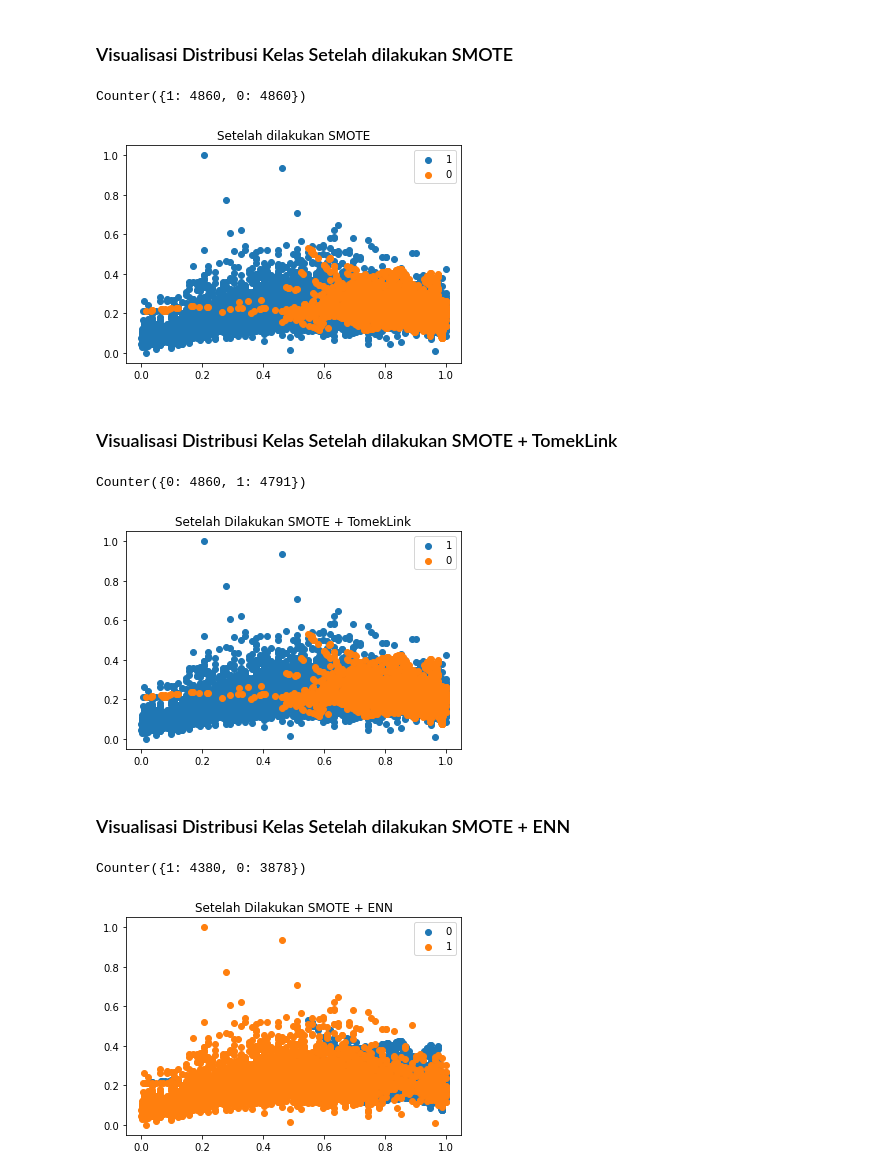
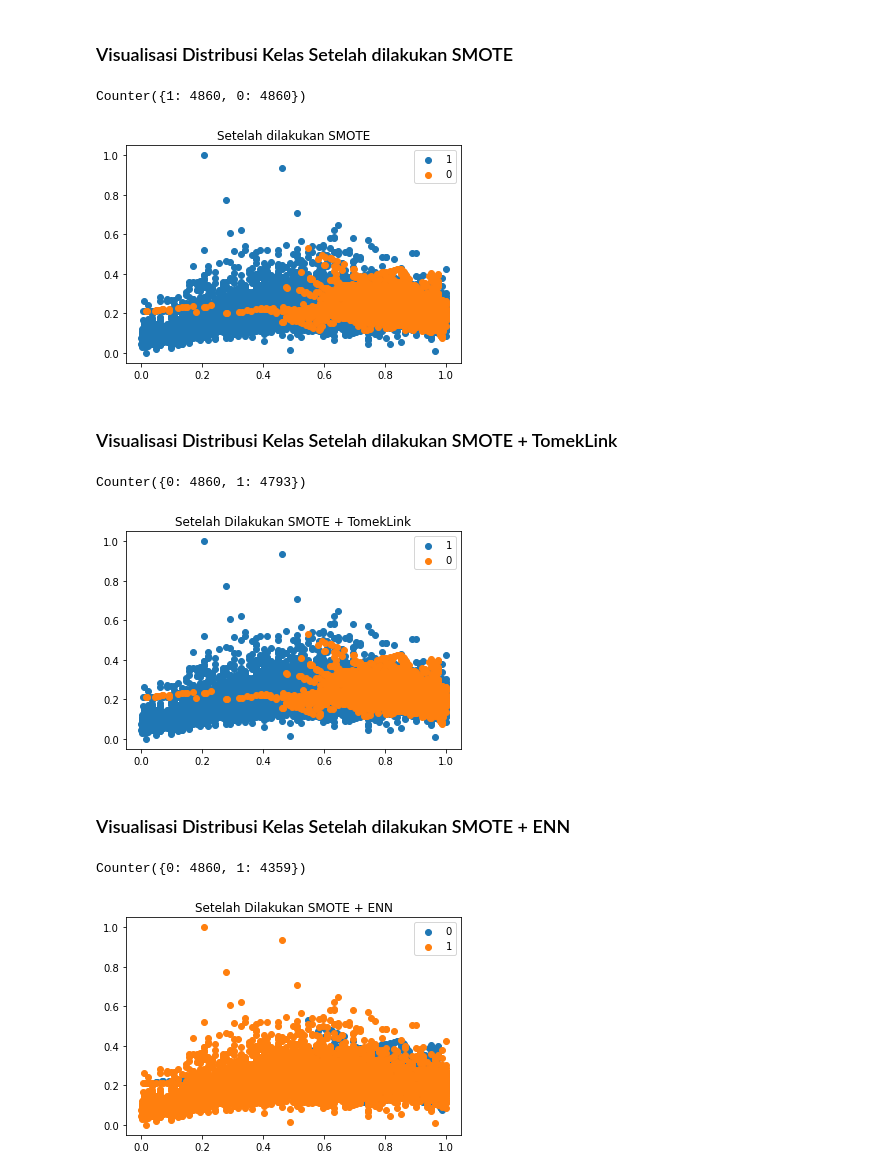
Before and after one commit to fathrahh/skripsi, a Jupyter notebook: optimazing-knn.ipynb, the cells around one changed output. Cells and saved outputs as stored; diff of their text form; code cells hidden in the pictures.

```diff
--- a/optimazing-knn.ipynb
+++ b/optimazing-knn.ipynb
@@ -231,5 +231,7 @@ plt.show()
 # %% [output]
 [figure]
 # %%
-X = df.iloc[:, :-1].values
-y = df.iloc[:, 10].values
+X = df.iloc[:, df.columns != 'stroke']
+y = df.stroke
+
+X
@@ -288,7 +304,7 @@ X_oversampling, y_oversampling = sm_oversampl.fit_resample(X_scaled, y)
 viz_distribution_of_class(X_oversampling, y_oversampling, [1,8], title="Setelah dilakukan SMOTE")
 # %% [output]
 Counter({1: 4860, 0: 4860})
-[figure, old version]
+[figure, new version]
 # %% [markdown]
 ### Visualisasi Distribusi Kelas Setelah dilakukan SMOTE + TomekLink
 # %%
@@ -300,20 +316,20 @@ X_tomekLink, y_tomekLink = tomekLink.fit_resample(X_oversampling, y_oversampling
 
 viz_distribution_of_class(X_tomekLink, y_tomekLink, [1,8], title="Setelah Dilakukan SMOTE + TomekLink")
 # %% [output]
-Counter({0: 4860, 1: 4791})
+Counter({0: 4860, 1: 4793})
-[figure, old version]
+[figure, new version]
 # %% [markdown]
 ### Visualisasi Distribusi Kelas Setelah dilakukan SMOTE + ENN
 # %%
 from imblearn.under_sampling import EditedNearestNeighbours
 
-enn = EditedNearestNeighbours(sampling_strategy="all")
+enn = EditedNearestNeighbours()
 X_enn, y_enn = enn.fit_resample(X_oversampling, y_oversampling)
 
 viz_distribution_of_class(X_enn, y_enn, [1,8], title="Setelah Dilakukan SMOTE + ENN")
 # %% [output]
-Counter({1: 4380, 0: 3878})
+Counter({0: 4860, 1: 4359})
-[figure, old version]
+[figure, new version]
 # %% [markdown]
 ### **Process Evaluasi Model Menggunakan 10-cross-validation**
 
```
Also changed, not shown: parts of 11 cells of this notebook.
